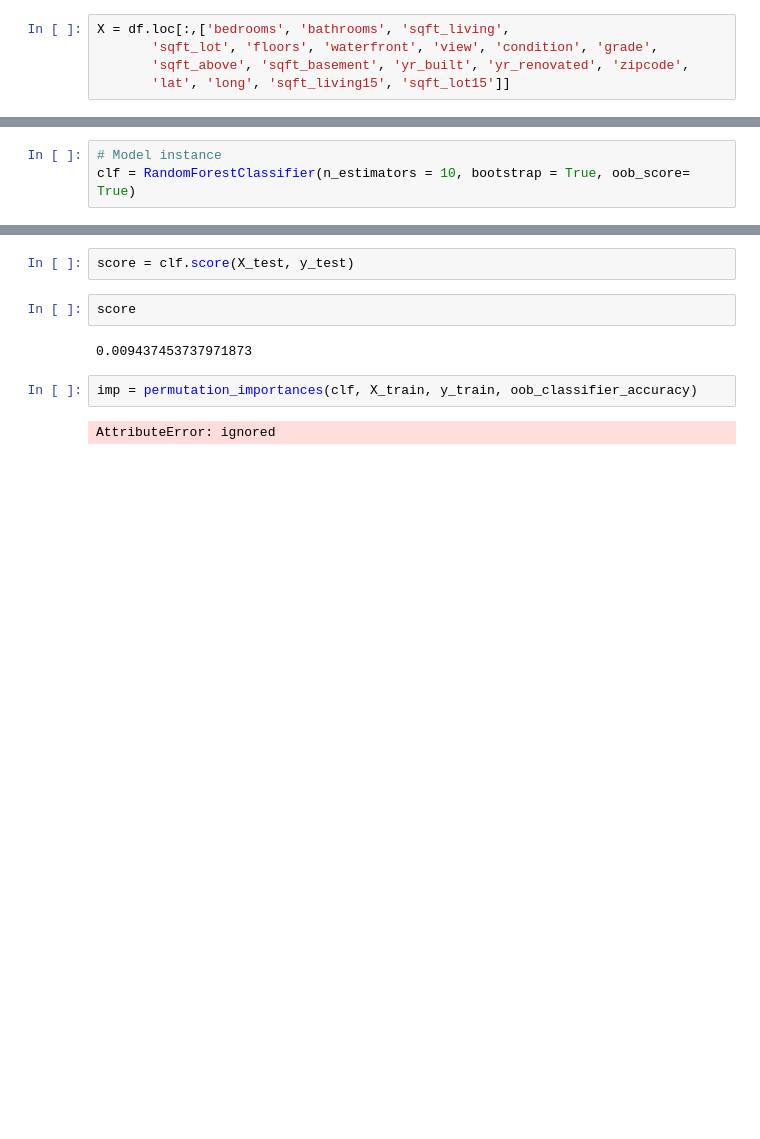
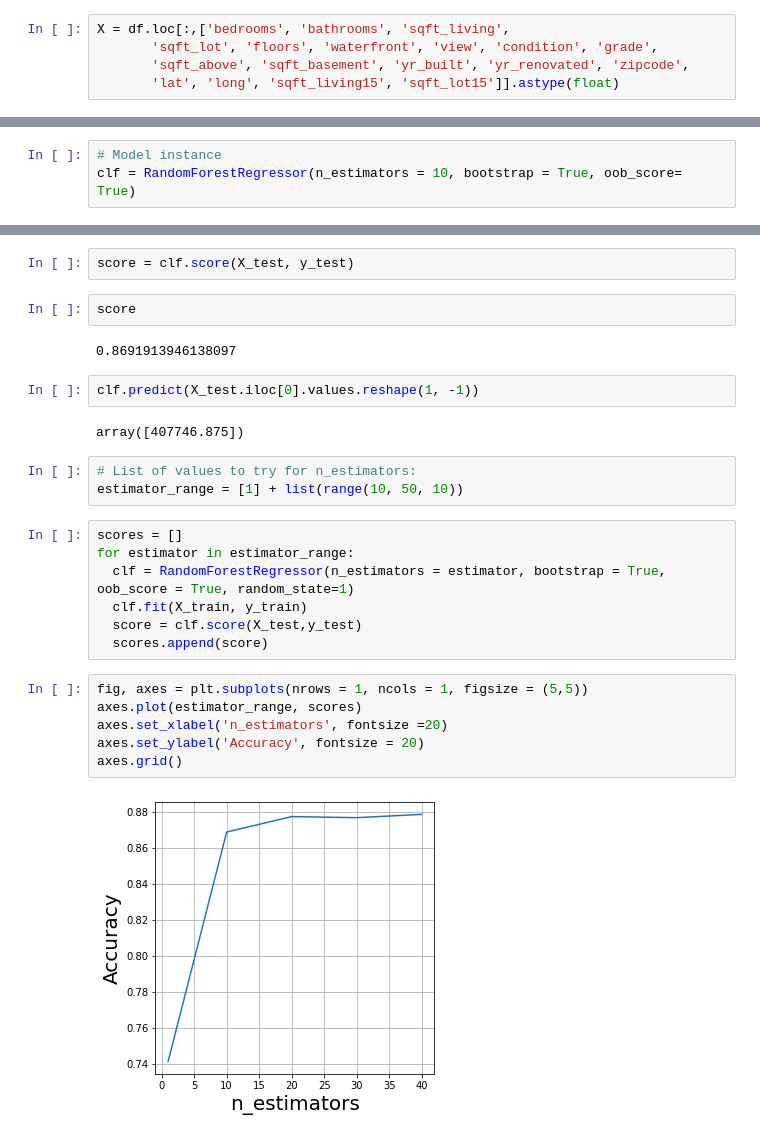
Before and after one commit to WilliamMejiaG/Homework, a Jupyter notebook: Bagged_Random_Forest.ipynb, the cells around one changed output, grey strips where cells are left out. Saved outputs shown, nothing was run; the diff lists cells and outputs as text; blank space fills up the shorter version.

```diff
--- a/Bagged_Random_Forest.ipynb
+++ b/Bagged_Random_Forest.ipynb
@@ -84,4 +90,4 @@ Index(['id', 'date', 'price', 'bedrooms', 'bathrooms', 'sqft_living',
 X = df.loc[:,['bedrooms', 'bathrooms', 'sqft_living',
        'sqft_lot', 'floors', 'waterfront', 'view', 'condition', 'grade',
        'sqft_above', 'sqft_basement', 'yr_built', 'yr_renovated', 'zipcode',
-       'lat', 'long', 'sqft_living15', 'sqft_lot15']]
+       'lat', 'long', 'sqft_living15', 'sqft_lot15']].astype(float)
@@ -103,7 +149,7 @@ X_train, X_test, y_train, y_test = train_test_split(X,y,random_state = 3)
 # Random forest
 # %%
 # Model instance
-clf = RandomForestClassifier(n_estimators = 10, bootstrap = True, oob_score= True)
+clf = RandomForestRegressor(n_estimators = 10, bootstrap = True, oob_score= True)
 # %%
 clf.fit(X_train,y_train)
 # %% [output]
@@ -113,8 +159,26 @@ score = clf.score(X_test, y_test)
 # %%
 score
 # %% [output]
-0.009437453737971873
+0.8691913946138097
-# %%
-imp = permutation_importances(clf, X_train, y_train, oob_classifier_accuracy)
-# %% [output]
-AttributeError: ignored
+# %%
+clf.predict(X_test.iloc[0].values.reshape(1, -1))
+# %% [output]
+array([407746.875])
+# %%
+# List of values to try for n_estimators:
+estimator_range = [1] + list(range(10, 50, 10))
+# %%
+scores = []
+for estimator in estimator_range:
+  clf = RandomForestRegressor(n_estimators = estimator, bootstrap = True, oob_score = True, random_state=1)
+  clf.fit(X_train, y_train)
+  score = clf.score(X_test,y_test)
+  scores.append(score)
+# %%
+fig, axes = plt.subplots(nrows = 1, ncols = 1, figsize = (5,5))
+axes.plot(estimator_range, scores)
+axes.set_xlabel('n_estimators', fontsize =20)
+axes.set_ylabel('Accuracy', fontsize = 20)
+axes.grid()
+# %% [output]
+[figure, added]
```
Also changed, not shown: parts of 25 cells of this notebook.
